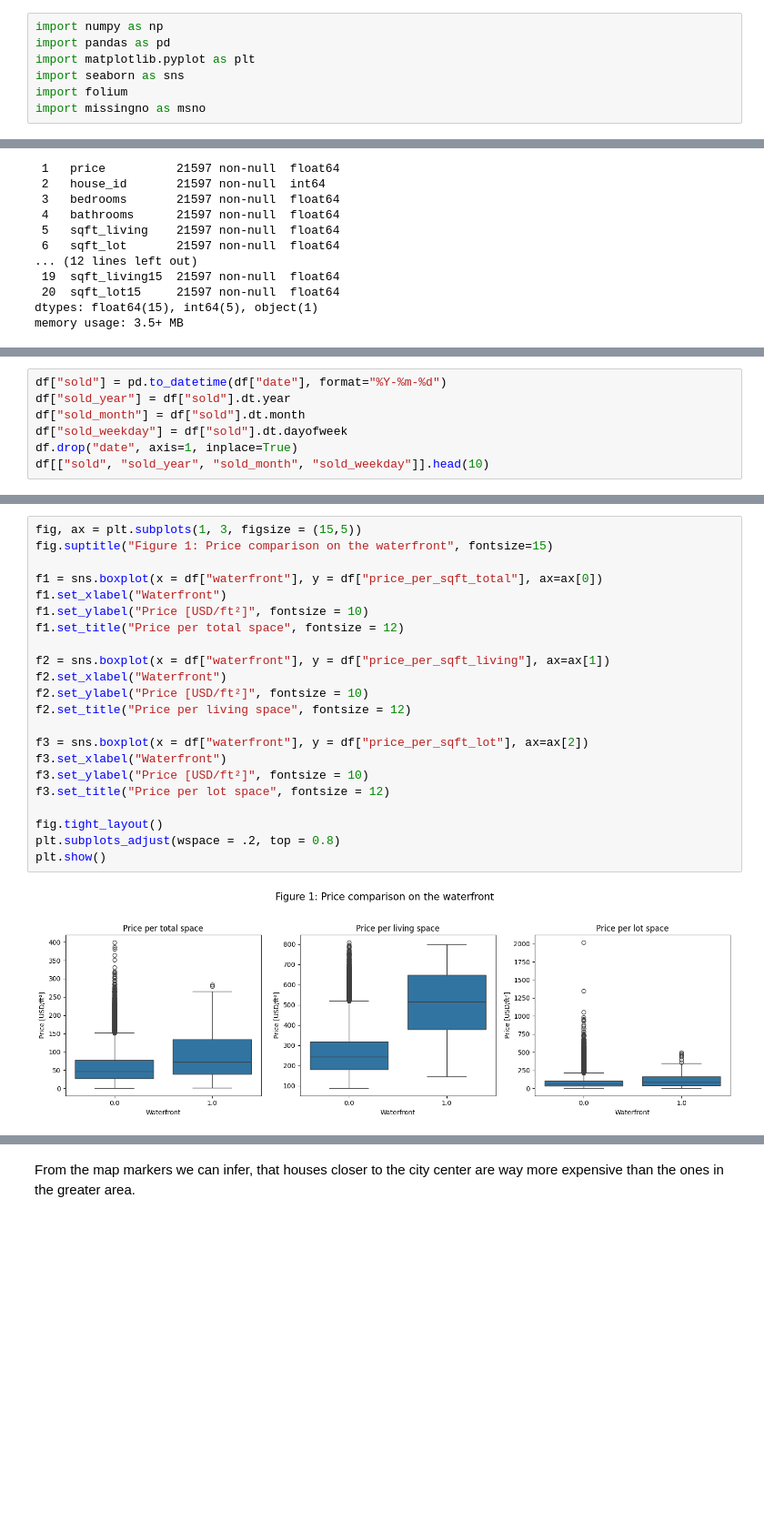
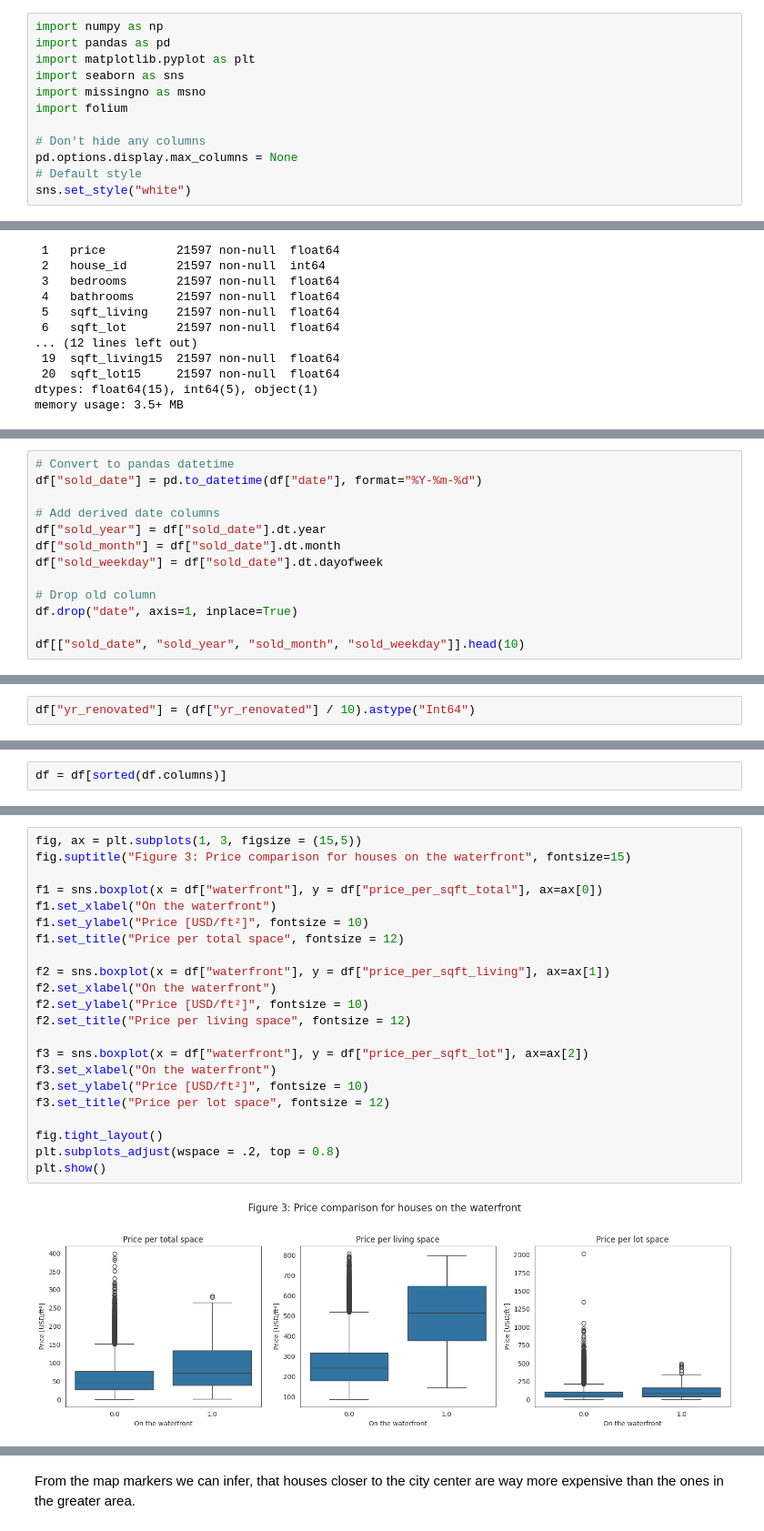
Before and after one commit to christian-reimann/ds-eda-project, a Jupyter notebook: reimann_eda.ipynb, the cells around one changed output, grey strips where cells are left out. Shown: that part at 91% size. Cells and saved outputs as stored; diff of their text form; blank space fills up the shorter version.

```diff
--- a/reimann_eda.ipynb
+++ b/reimann_eda.ipynb
@@ -8,5 +8,10 @@ import numpy as np
 import pandas as pd
 import matplotlib.pyplot as plt
 import seaborn as sns
+import missingno as msno
 import folium
-import missingno as msno
+
+# Don't hide any columns
+pd.options.display.max_columns = None
+# Default style
+sns.set_style("white")
@@ -57,8 +127,14 @@ The data types seem good, except for the date. So lets convert it pandas data ti
 # %%
-df["sold"] = pd.to_datetime(df["date"], format="%Y-%m-%d")
-df["sold_year"] = df["sold"].dt.year
-df["sold_month"] = df["sold"].dt.month
-df["sold_weekday"] = df["sold"].dt.dayofweek
+# Convert to pandas datetime
+df["sold_date"] = pd.to_datetime(df["date"], format="%Y-%m-%d")
+
+# Add derived date columns
+df["sold_year"] = df["sold_date"].dt.year
+df["sold_month"] = df["sold_date"].dt.month
+df["sold_weekday"] = df["sold_date"].dt.dayofweek
+
+# Drop old column
 df.drop("date", axis=1, inplace=True)
-df[["sold", "sold_year", "sold_month", "sold_weekday"]].head(10)
+
+df[["sold_date", "sold_year", "sold_month", "sold_weekday"]].head(10)
 # %% [output]
@@ -76 +184,3 @@ df[["sold", "sold_year", "sold_month", "sold_weekday"]].head(10)
+# %%
+df["yr_renovated"] = (df["yr_renovated"] / 10).astype("Int64")
 # %% [markdown]
@@ -95,0 +213,2 @@ df[["price", "sqft_living", "sqft_lot", "sqft_total", "price_per_sqft_total", "p
+# %%
+df = df[sorted(df.columns)]
@@ -129,25 +286,25 @@ Now, let's have a look at the client. I chose Larry Sanders, who is looking for
 # %%
 fig, ax = plt.subplots(1, 3, figsize = (15,5))
-fig.suptitle("Figure 1: Price comparison on the waterfront", fontsize=15)
+fig.suptitle("Figure 3: Price comparison for houses on the waterfront", fontsize=15)
 
 f1 = sns.boxplot(x = df["waterfront"], y = df["price_per_sqft_total"], ax=ax[0])
-f1.set_xlabel("Waterfront")
+f1.set_xlabel("On the waterfront")
 f1.set_ylabel("Price [USD/ft²]", fontsize = 10)
 f1.set_title("Price per total space", fontsize = 12)
 
 f2 = sns.boxplot(x = df["waterfront"], y = df["price_per_sqft_living"], ax=ax[1])
-f2.set_xlabel("Waterfront")
+f2.set_xlabel("On the waterfront")
 f2.set_ylabel("Price [USD/ft²]", fontsize = 10)
 f2.set_title("Price per living space", fontsize = 12)
 
 f3 = sns.boxplot(x = df["waterfront"], y = df["price_per_sqft_lot"], ax=ax[2])
-f3.set_xlabel("Waterfront")
+f3.set_xlabel("On the waterfront")
 f3.set_ylabel("Price [USD/ft²]", fontsize = 10)
 f3.set_title("Price per lot space", fontsize = 12)
 
 fig.tight_layout()
 plt.subplots_adjust(wspace = .2, top = 0.8)
 plt.show()
 # %% [output]
-[figure, old version]
+[figure, new version]
 # %% [markdown]
```
Also changed, not shown: parts of 47 cells of this notebook, 5 other files.
